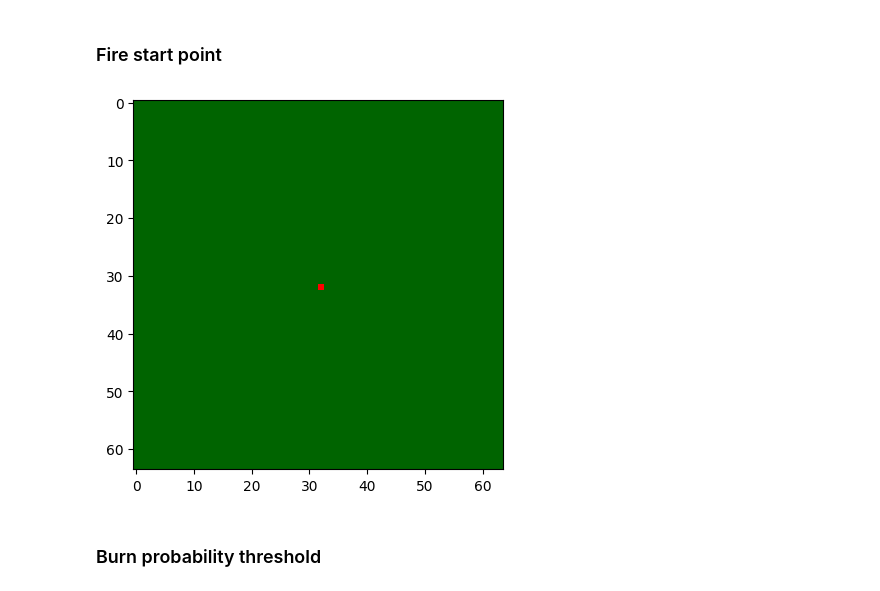
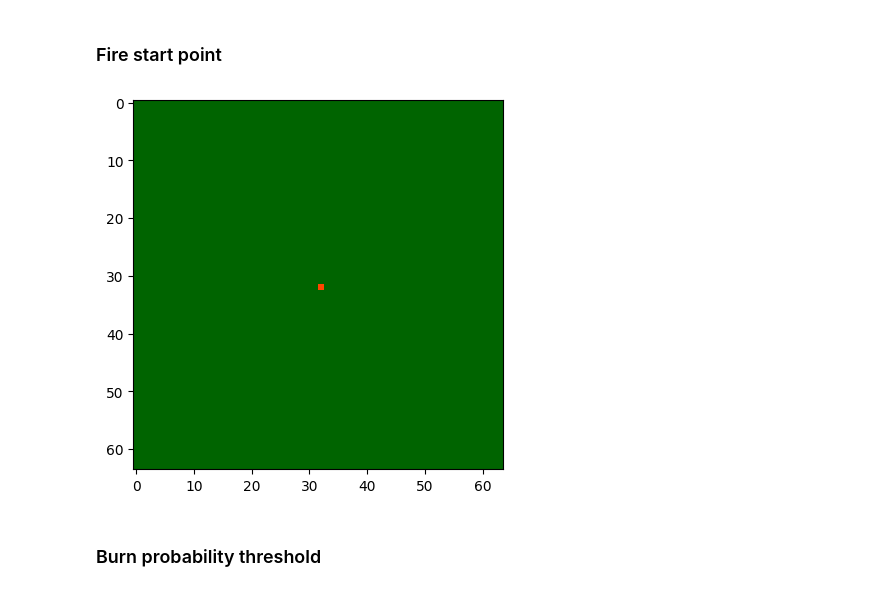
Before and after one commit to francobarrionuevoenv21/HPC_2025, a Jupyter notebook: Final_project/CA_Implt_GPUs_HPC2025.ipynb, the cells around one changed output. Cells and saved outputs as stored; diff of their text form; code cells hidden in the pictures.

```diff
--- a/Final_project/CA_Implt_GPUs_HPC2025.ipynb
+++ b/Final_project/CA_Implt_GPUs_HPC2025.ipynb
@@ -161,11 +185,11 @@ FP_lat_index = int(y/2)
 state[FP_lon_index, FP_lat_index] = 1 # burning: 1
 # %%
 # T0 STATE VISUALIZATION
-cmap_123 = ListedColormap(['darkgreen', 'red'])
+cmap_123 = ListedColormap(['darkgreen', 'orangered']) # green (state: 0), orangered (state: 1)
 plt.imshow(state, cmap=cmap_123)
 plt.show()
 # %% [output]
-[figure, old version]
+[figure, new version]
 # %% [markdown]
 ### Burn probability threshold
 # %%
```
Also changed, not shown: parts of 38 cells of this notebook.
